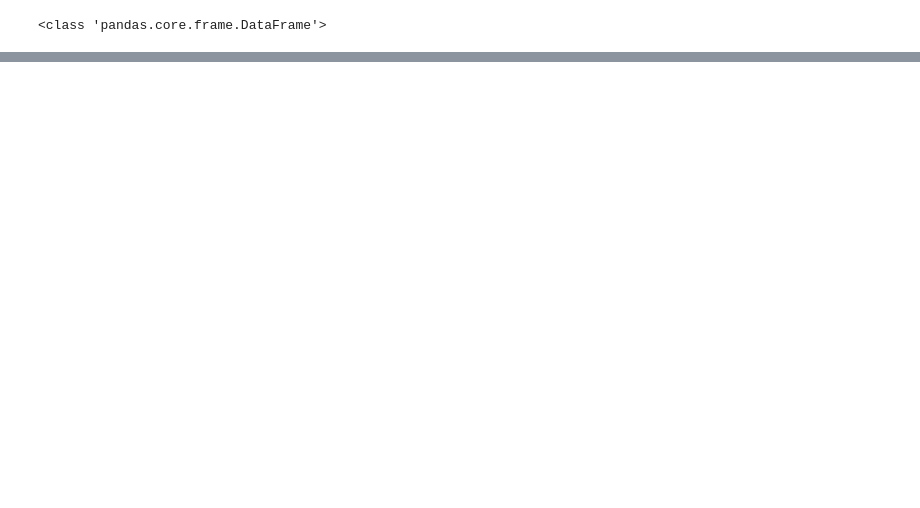
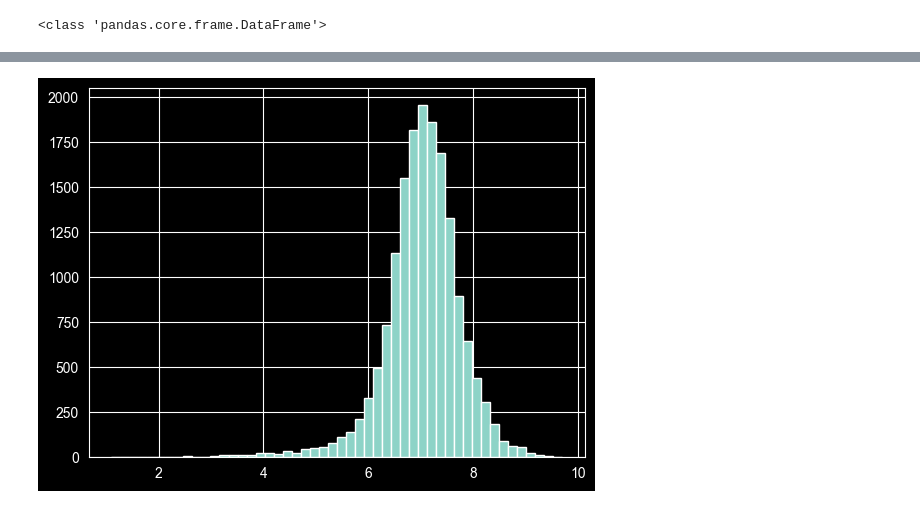
Before and after one commit to machao318927/Hands-On-Machine-Learning, a Jupyter notebook: my-study/02_End-to-end Machine Learning project.ipynb, the cells around one changed output, grey strips where cells are left out. Saved outputs shown, nothing was run; the diff lists cells and outputs as text; code cells hidden in the pictures; blank space fills up the shorter version.

```diff
--- a/my-study/02_End-to-end Machine Learning project.ipynb
+++ b/my-study/02_End-to-end Machine Learning project.ipynb
@@ -1753,0 +2243,6 @@ print(housing_cat_encoded_tr.head(8))
+# %%
+# 改为对数替换该特征看起来接近高斯分布
+housing["population"].apply(np.log).hist(bins=50)
+plt.show()
+# %% [output]
+[figure, added]
```
Also changed, not shown: parts of 48 cells of this notebook.
